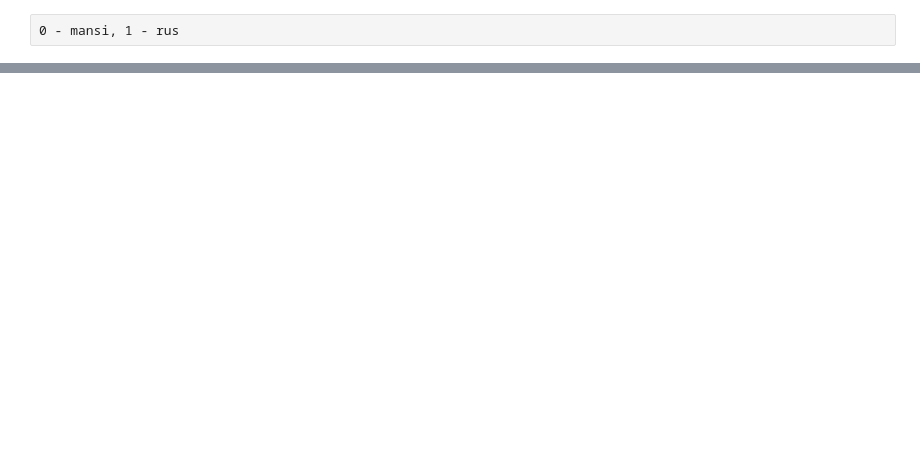
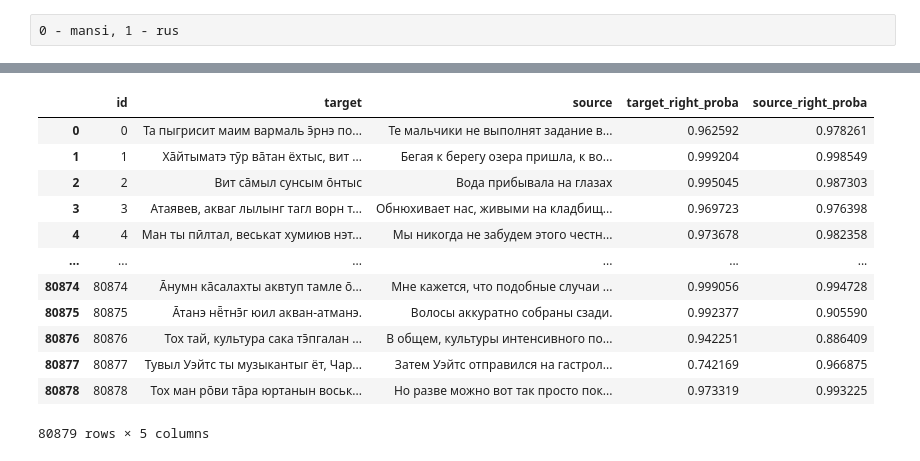
Before and after one commit to AkiRusProd/mansi-translator, a Jupyter notebook: data/clear_dataset.ipynb, the cells around one changed output, grey strips where cells are left out. Drawn from its saved outputs; the diff is of its cells as text; code cells hidden in the pictures; blank space fills up the shorter version.

```diff
--- a/data/clear_dataset.ipynb
+++ b/data/clear_dataset.ipynb
@@ -237,0 +189,4 @@ case_data.to_csv('case_data_cleared.csv', index=False)
+# %%
+case_data_probas = case_data.copy()
+case_data_probas = case_data_probas.reset_index().rename(columns={'index': 'id'})
+case_data_probas
@@ -237,0 +207,7 @@ case_data.to_csv('case_data_cleared.csv', index=False)
+# %%
+case_data_probas = case_data_probas.merge(
+    class_df[class_df.target == 0][['id', 'probas']].rename(columns={'probas': 'target_right_proba'}),
+    on='id',
+    how='left'
+)
+case_data_probas.target_right_proba = 1 - case_data_probas.target_right_proba
@@ -237,0 +230,21 @@ case_data.to_csv('case_data_cleared.csv', index=False)
+# %%
+case_data_probas = case_data_probas.merge(
+    class_df[class_df.target == 1][['id', 'probas']].rename(columns={'probas': 'source_right_proba'}),
+    on='id',
+    how='left'
+)
+case_data_probas
+# %% [output]
+|  | id | target | source | target_right_proba | source_right_proba |
+| 0 | 0 | Та пыгрисит маим вармаль э̄рнэ по... | Те мальчики не выполнят задание в... | 0.962592 | 0.978261 |
+| 1 | 1 | Ха̄йтыматэ тӯр ва̄тан ёхтыс, вит ... | Бегая к берегу озера пришла, к во... | 0.999204 | 0.998549 |
+| 2 | 2 | Вит са̄мыл сунсым о̄нтыс | Вода прибывала на глазах | 0.995045 | 0.987303 |
+| 3 | 3 | Атаявев, акваг лылынг тагл ворн т... | Обнюхивает нас, живыми на кладбищ... | 0.969723 | 0.976398 |
+| 4 | 4 | Ман ты пӣлтал, веськат хумиюв нэт... | Мы никогда не забудем этого честн... | 0.973678 | 0.982358 |
+| ... | ... | ... | ... | ... | ... |
+| 80874 | 80874 | А̄нумн ка̄салахты аквтуп тамле о̄... | Мне кажется, что подобные случаи ... | 0.999056 | 0.994728 |
+| 80875 | 80875 | А̄танэ нё̄тнэ̄г юил акван-атманэ. | Волосы аккуратно собраны сзади. | 0.992377 | 0.905590 |
+| 80876 | 80876 | Тох тай, культура сака тэ̄пгалан ... | В общем, культуры интенсивного по... | 0.942251 | 0.886409 |
+| 80877 | 80877 | Тувыл Уэйтс ты музыкантыг ёт, Чар... | Затем Уэйтс отправился на гастрол... | 0.742169 | 0.966875 |
+| 80878 | 80878 | Тох ман ро̄ви та̄ра юртанын воськ... | Но разве можно вот так просто пок... | 0.973319 | 0.993225 |
+80879 rows × 5 columns
```
Also changed, not shown: parts of 79 cells of this notebook, 1 other file.
